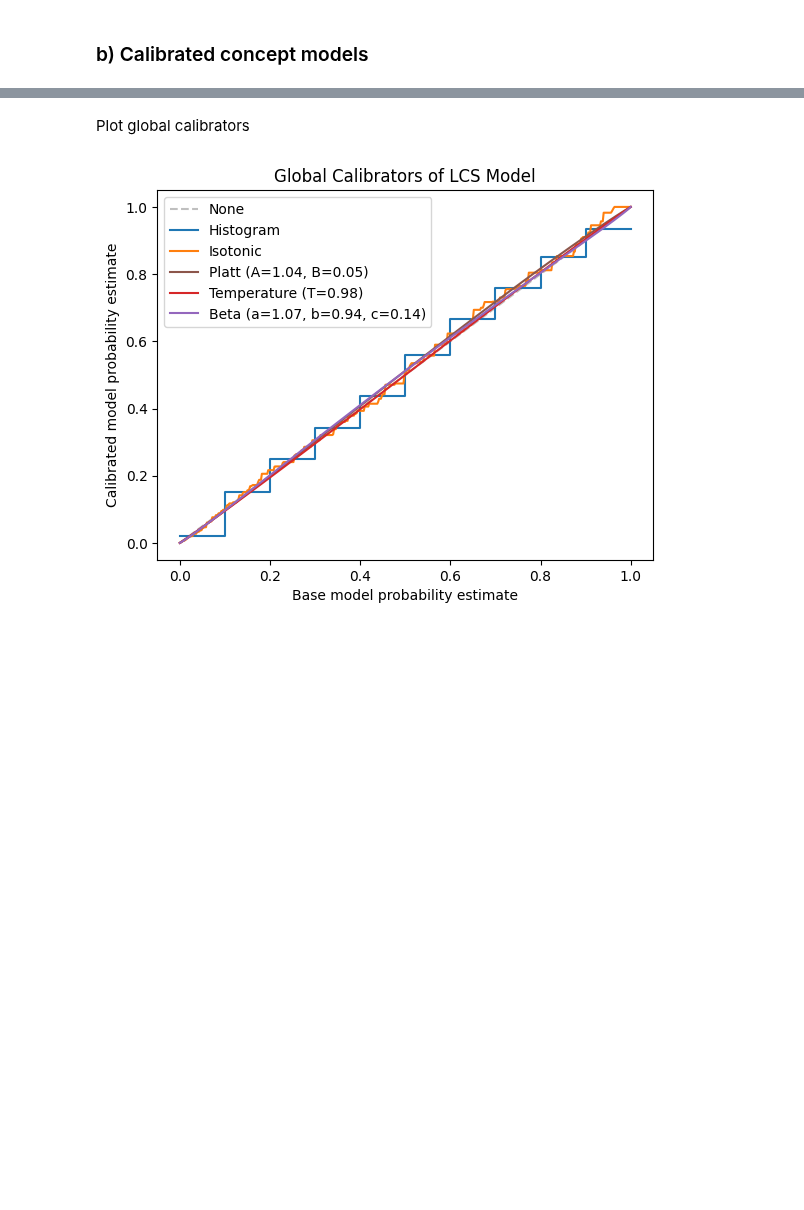
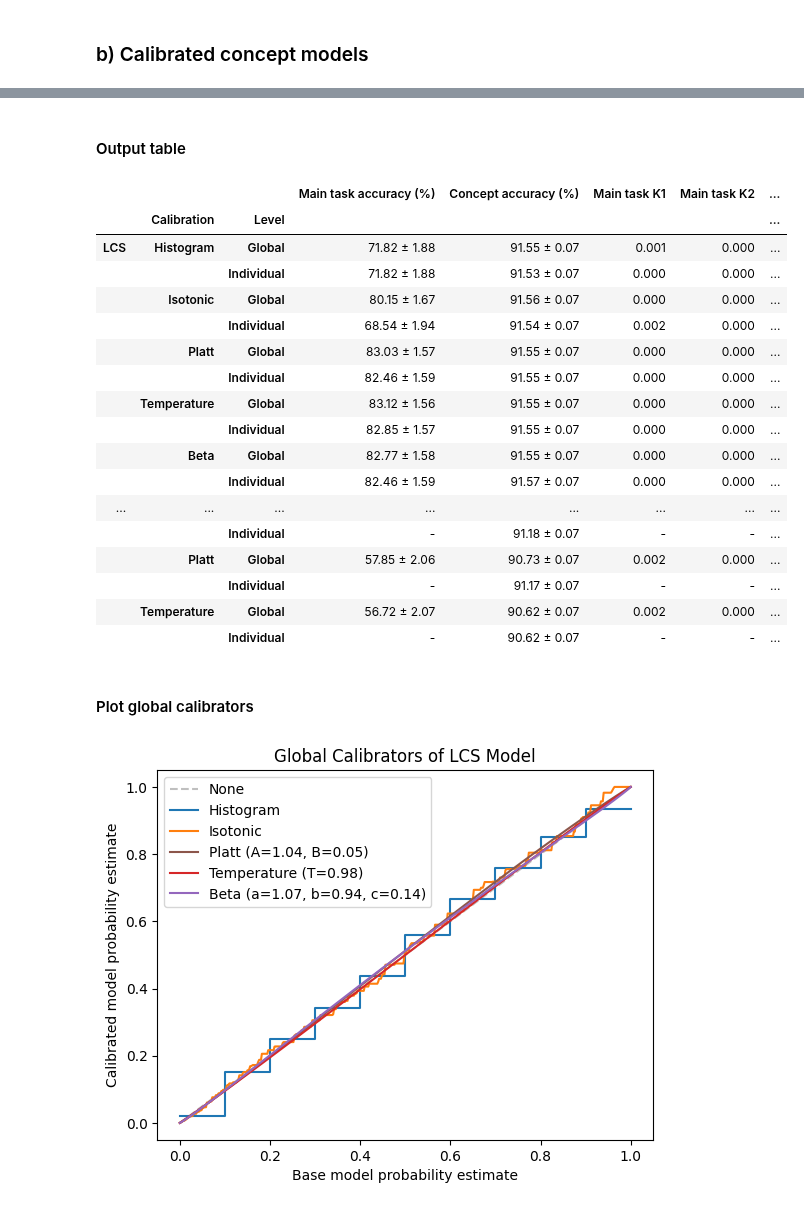
Before and after one commit to cassandra-goldberg/Calibrated_Concepts, a Jupyter notebook: Experiments/Concept-Bottlenecks.ipynb, the cells around one changed output, grey strips where cells are left out. Cells and saved outputs as stored; diff of their text form; code cells hidden in the pictures; blank space fills up the shorter version.

```diff
--- a/Experiments/Concept-Bottlenecks.ipynb
+++ b/Experiments/Concept-Bottlenecks.ipynb
@@ -796,7 +764,7 @@ refit = {'Histogram global' : False, 'Histogram individual' : False,
          'Platt global' : False, 'Platt individual' : False,
          'Platt L2 global' : True, 'Platt L2 individual' : True,
          'Temperature global' : False, 'Temperature individual' : False,
-         'Beta global' : True, 'Beta individual' : True}
+         'Beta global' : False, 'Beta individual' : False}
 
 for method in ['Histogram', 'Isotonic', 'Platt', 'Temperature', 'Beta']: #, 'Platt L2'
     for i, version in enumerate(['global']): #, 'individual']):
@@ -805,14 +773,7 @@ for method in ['Histogram', 'Isotonic', 'Platt', 'Temperature', 'Beta']: #, 'Pla
         if refit[name]:
             print(name)
             M3_seq_cal[name] = LogisticRegression(random_state=42, max_iter=1000)
-            ## FIXME
-            # better way
             train_concepts_pred = M3_concepts_cal[name].decision_function(train_embeddings)
-            # current way
-            train_concepts_pred = M3_concepts_cal[name].predict_proba(train_embeddings)
-            eps = 0.000001
-            train_concepts_pred = logit(np.clip(train_concepts_pred, eps, 1 - eps))
-            ##
             M3_seq_cal[name].fit(train_concepts_pred, train_labels)
 
             # save
@@ -845 +826,11 @@ Test accuracy         : 83.03 ± 0.78%
+# %%
+M1_concepts_cal['Base'] = M1
+M1_seq_cal['Base'] = M1_seq
+
+M1_metrics = {}
+# %%
+M3_concepts_cal['Base'] = M3
+M3_seq_cal['Base'] = M3_seq
+
+M3_metrics = {}
 # %% [markdown]
@@ -930,0 +1003,37 @@ Base                        0.000 ± 0.000    0.000 ± 0.000    0.000 ± 0.000
+# %% [markdown]
+#### Output table
+# %%
+def create_metrics_dataframe(metrics_dict):
+    da = pd.DataFrame.from_dict(metrics_dict)
+    idx = da.index.str.title().str.replace('Base', 'None -').str.split(" ")
+    idx = pd.MultiIndex.from_tuples([tuple(i) for i in idx], names=["Calibration", "Level"])
+    da.index = idx
+
+    with pd.option_context("future.no_silent_downcasting", True):
+        da = da.replace(np.nan, '-').infer_objects(copy=False)
+
+    return da
+# %%
+M1_metrics_da = create_metrics_dataframe(M1_metrics)
+M3_metrics_da = create_metrics_dataframe(M3_metrics)
+metrics_da = pd.concat({'LCS' : M1_metrics_da, 'RF' : M3_metrics_da})
+metrics_da
+# %% [output]
+|  |  |  | Main task accuracy (%) | Concept accuracy (%) | Main task K1 | Main task K2 | ... |
+|  | Calibration | Level |  |  |  |  | ... |
+| LCS | Histogram | Global | 71.82 ± 1.88 | 91.55 ± 0.07 | 0.001 | 0.000 | ... |
+|  |  | Individual | 71.82 ± 1.88 | 91.53 ± 0.07 | 0.000 | 0.000 | ... |
+|  | Isotonic | Global | 80.15 ± 1.67 | 91.56 ± 0.07 | 0.000 | 0.000 | ... |
+|  |  | Individual | 68.54 ± 1.94 | 91.54 ± 0.07 | 0.002 | 0.000 | ... |
+|  | Platt | Global | 83.03 ± 1.57 | 91.55 ± 0.07 | 0.000 | 0.000 | ... |
+|  |  | Individual | 82.46 ± 1.59 | 91.55 ± 0.07 | 0.000 | 0.000 | ... |
+|  | Temperature | Global | 83.12 ± 1.56 | 91.55 ± 0.07 | 0.000 | 0.000 | ... |
+|  |  | Individual | 82.85 ± 1.57 | 91.55 ± 0.07 | 0.000 | 0.000 | ... |
+|  | Beta | Global | 82.77 ± 1.58 | 91.55 ± 0.07 | 0.000 | 0.000 | ... |
+|  |  | Individual | 82.46 ± 1.59 | 91.57 ± 0.07 | 0.000 | 0.000 | ... |
+| ... | ... | ... | ... | ... | ... | ... | ... |
+|  |  | Individual | - | 91.18 ± 0.07 | - | - | ... |
+|  | Platt | Global | 57.85 ± 2.06 | 90.73 ± 0.07 | 0.002 | 0.000 | ... |
+|  |  | Individual | - | 91.17 ± 0.07 | - | - | ... |
+|  | Temperature | Global | 56.72 ± 2.07 | 90.62 ± 0.07 | 0.002 | 0.000 | ... |
+|  |  | Individual | - | 90.62 ± 0.07 | - | - | ... |
@@ -931,3 +1043,3 @@ Base                        0.000 ± 0.000    0.000 ± 0.000    0.000 ± 0.000
 # %% [markdown]
-Plot global calibrators
+#### Plot global calibrators
 # %%
```
Also changed, not shown: parts of 50 cells of this notebook, 1 other file.
